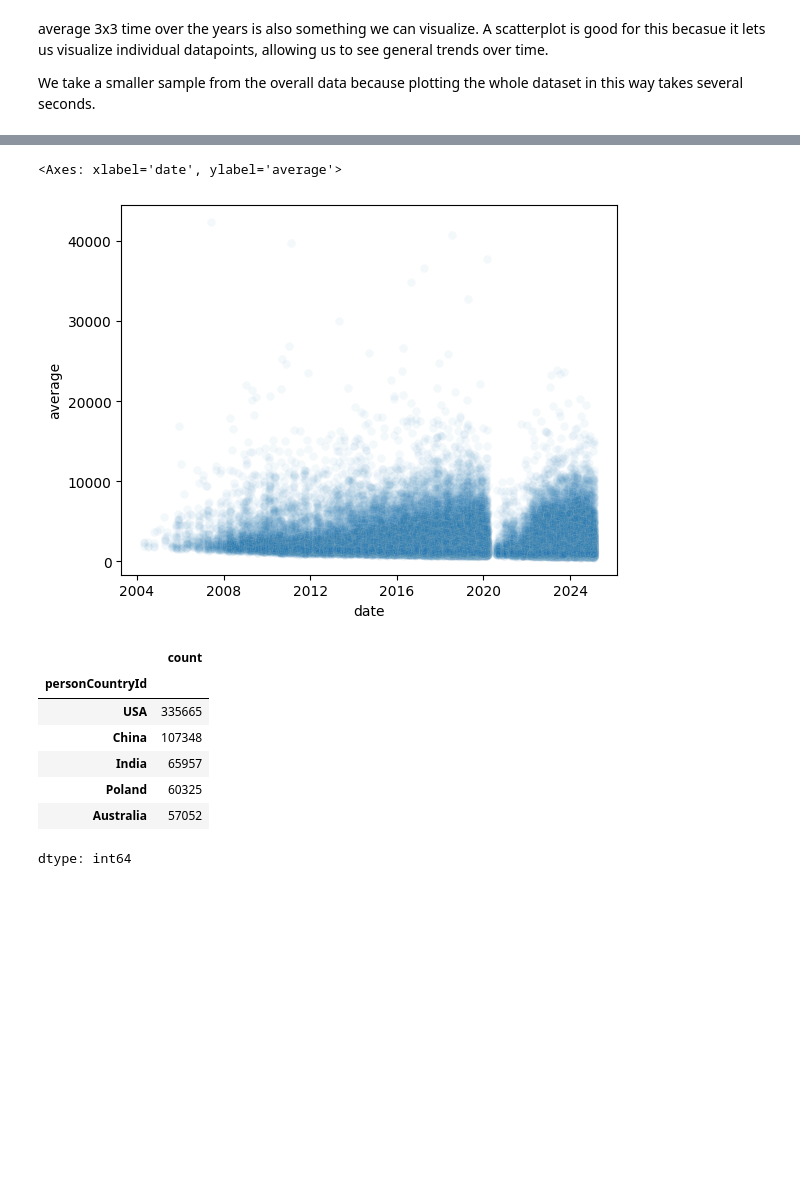
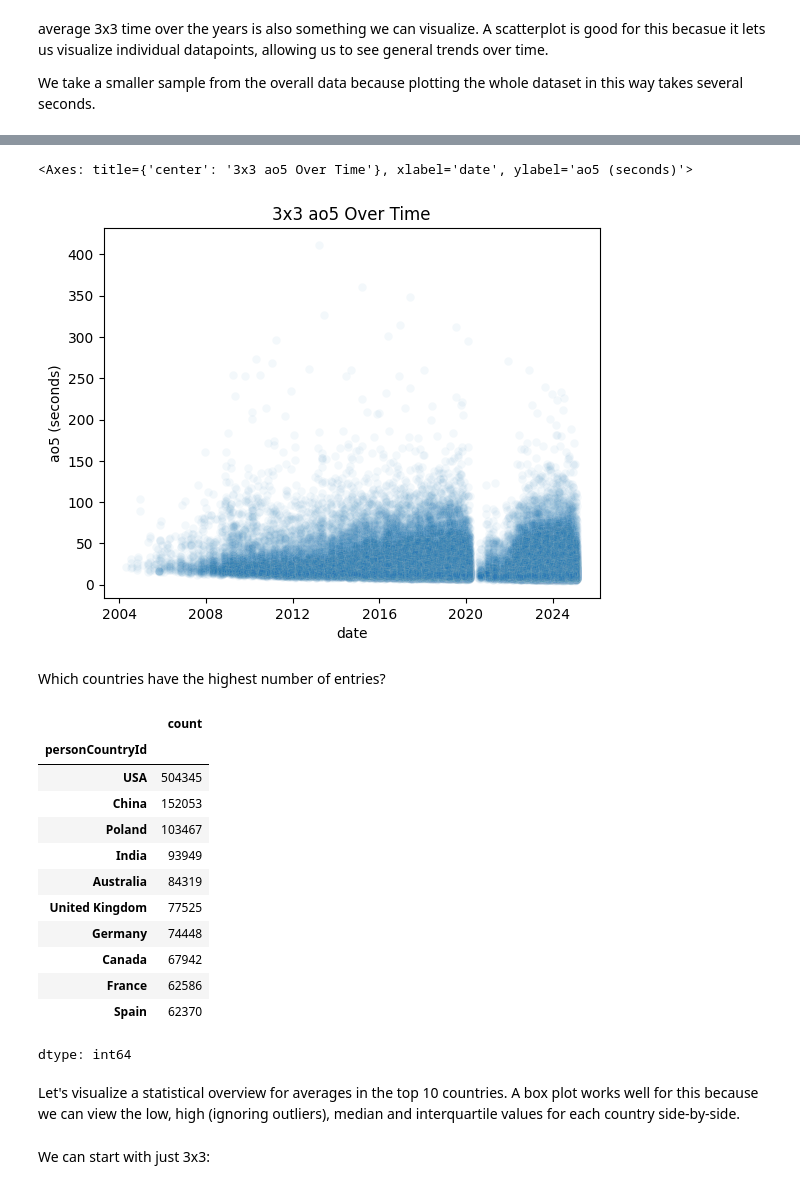
Before and after one commit to DrewShapiro5/WCA_Data_Analysis, a Jupyter notebook: WCA_Data_Analysis.ipynb, the cells around one changed output, grey strips where cells are left out. Cells and saved outputs as stored; diff of their text form; code cells hidden in the pictures; blank space fills up the shorter version.

```diff
--- a/WCA_Data_Analysis.ipynb
+++ b/WCA_Data_Analysis.ipynb
@@ -109,8 +109,9 @@ cube_df.isnull().sum()
 | personCountryId | 0 |
 dtype: int64
 # %%
-cube_3x3_df = cube_df[cube_df['eventId'] == '333'].drop(columns=['regionalSingleRecord', 'regionalAverageRecord', 'personId'])
+events = ['333', '444', '555', '666']
+cube_events_df = cube_df[cube_df['eventId'].isin(events)].drop(columns=['regionalSingleRecord', 'regionalAverageRecord'])
 # The memory usage might get a little high... We should remove the unnecessary data from memory.
 del cube_df
-cube_3x3_df.shape
+print(cube_events_df.shape)
 # %% [output]
@@ -150,7 +152,7 @@ comp_dates_df.head()
 | 3 | 100YilMBACubeWeekend2023 | Turkey | 41012107 | 29074717 | 0 | 2023-12-16 | True |
 | 4 | 10AniversarioGuatemala2023 | Guatemala | 14573384 | -90525865 | 1 | 2023-10-14 | True |
 # %%
-comp_dates_df['competitors'] = comp_dates_df['id'].map(cube_3x3_df['competitionId'].value_counts())
+comp_dates_df['competitors'] = comp_dates_df['id'].map(cube_events_df['competitionId'].value_counts())
 comp_dates_df.dropna(inplace=True)
 comp_dates_df.head()
 # %% [output]
@@ -193,4 +199,4 @@ sb.kdeplot(data=comp_dates_df[comp_dates_df['post_covid'] == True], x='longitude
 # %%
-cube_3x3_df['date'] = cube_3x3_df['competitionId'].map(comp_dates_df.set_index('id')['datetime'])
-cube_3x3_df.head()
+cube_events_df['date'] = cube_events_df['competitionId'].map(comp_dates_df.set_index('id')['datetime'])
+cube_events_df.head()
 # %% [output]
@@ -211,3 +218,6 @@ sb.histplot(data=cube_3x3_df, x='date', multiple='stack')
 average 3x3 time over the years is also something we can visualize. A scatterplot is good for this becasue it lets us visualize individual datapoints, allowing us to see general trends over time.
 
 We take a smaller sample from the overall data because plotting the whole dataset in this way takes several seconds.
+# %%
+cube_events_completesolves_df = cube_events_df[cube_events_df['average'] > 0]
+cube_events_completesolves_df['ao5 (seconds)'] = cube_events_completesolves_df['average'].apply(lambda x: float(x) / 100)
@@ -214,17 +230,29 @@ We take a smaller sample from the overall data because plotting the whole datase
 # %%
-sb.scatterplot(data=cube_3x3_df[cube_3x3_df['average'] > 0].sample(n=100000), x='date', y='average', alpha=0.05)
+plt.title('3x3 ao5 Over Time')
+sb.scatterplot(data=cube_events_completesolves_df[cube_events_completesolves_df['eventId'] == '333'].sample(n=100000), x='date', y='ao5 (seconds)', alpha=0.05)
 # %% [output]
-<Axes: xlabel='date', ylabel='average'>
+<Axes: title={'center': '3x3 ao5 Over Time'}, xlabel='date', ylabel='ao5 (seconds)'>
-[figure, old version]
+[figure, new version]
+# %% [markdown]
+Which countries have the highest number of entries?
 # %%
-top_countries = cube_3x3_df['personCountryId'].value_counts().head(5)
+top_countries = cube_events_df['personCountryId'].value_counts().head(10)
 top_countries
 # %% [output]
 |  | count |
 | personCountryId |  |
-| USA | 335665 |
-| China | 107348 |
-| India | 65957 |
-| Poland | 60325 |
-| Australia | 57052 |
+| USA | 504345 |
+| China | 152053 |
+| Poland | 103467 |
+| India | 93949 |
+| Australia | 84319 |
+| United Kingdom | 77525 |
+| Germany | 74448 |
+| Canada | 67942 |
+| France | 62586 |
+| Spain | 62370 |
 dtype: int64
+# %% [markdown]
+Let's visualize a statistical overview for averages in the top 10 countries. A box plot works well for this because we can view the low, high (ignoring outliers), median and interquartile values for each country side-by-side.
+# %% [markdown]
+We can start with just 3x3:
```
Also changed, not shown: parts of 47 cells of this notebook.
